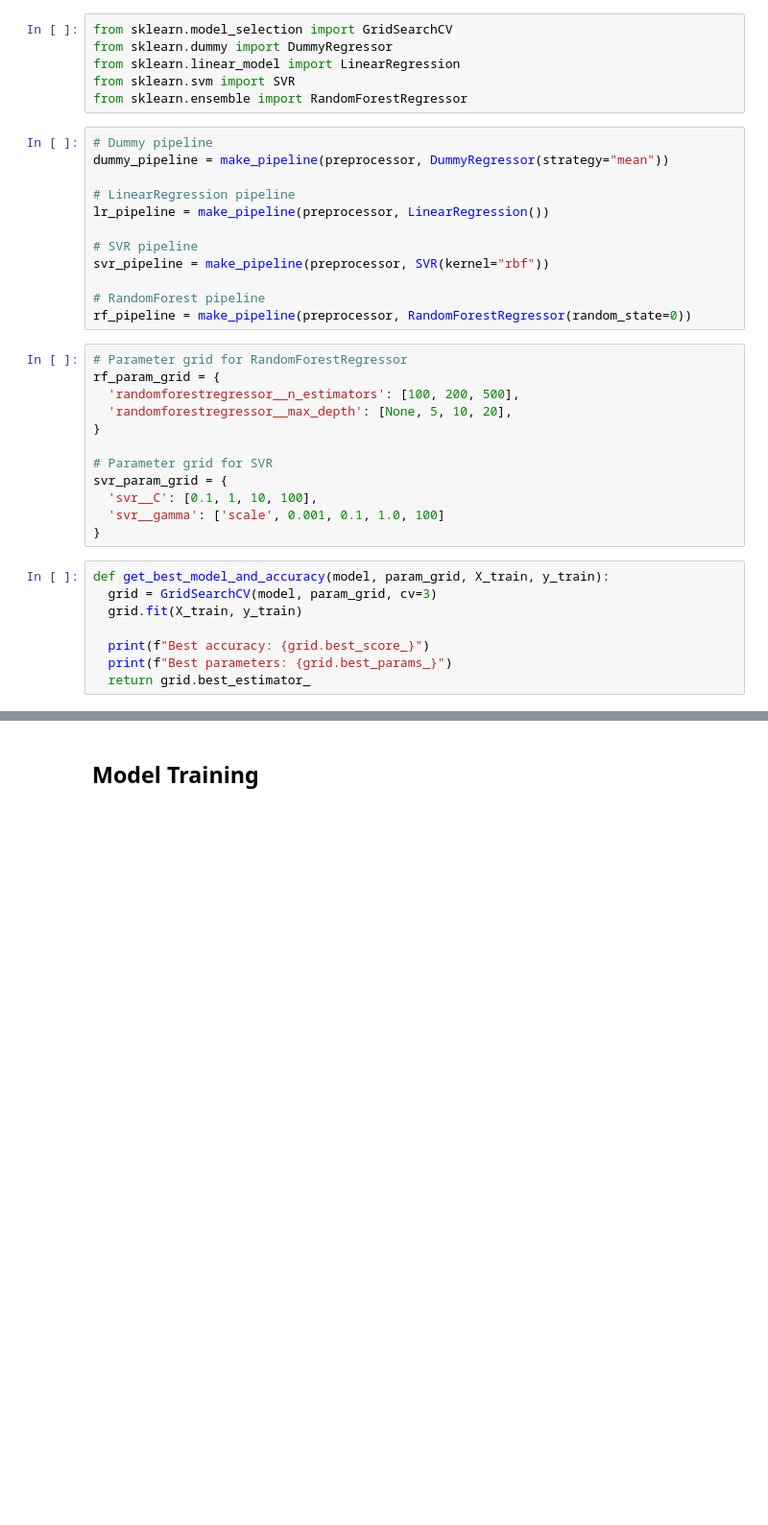
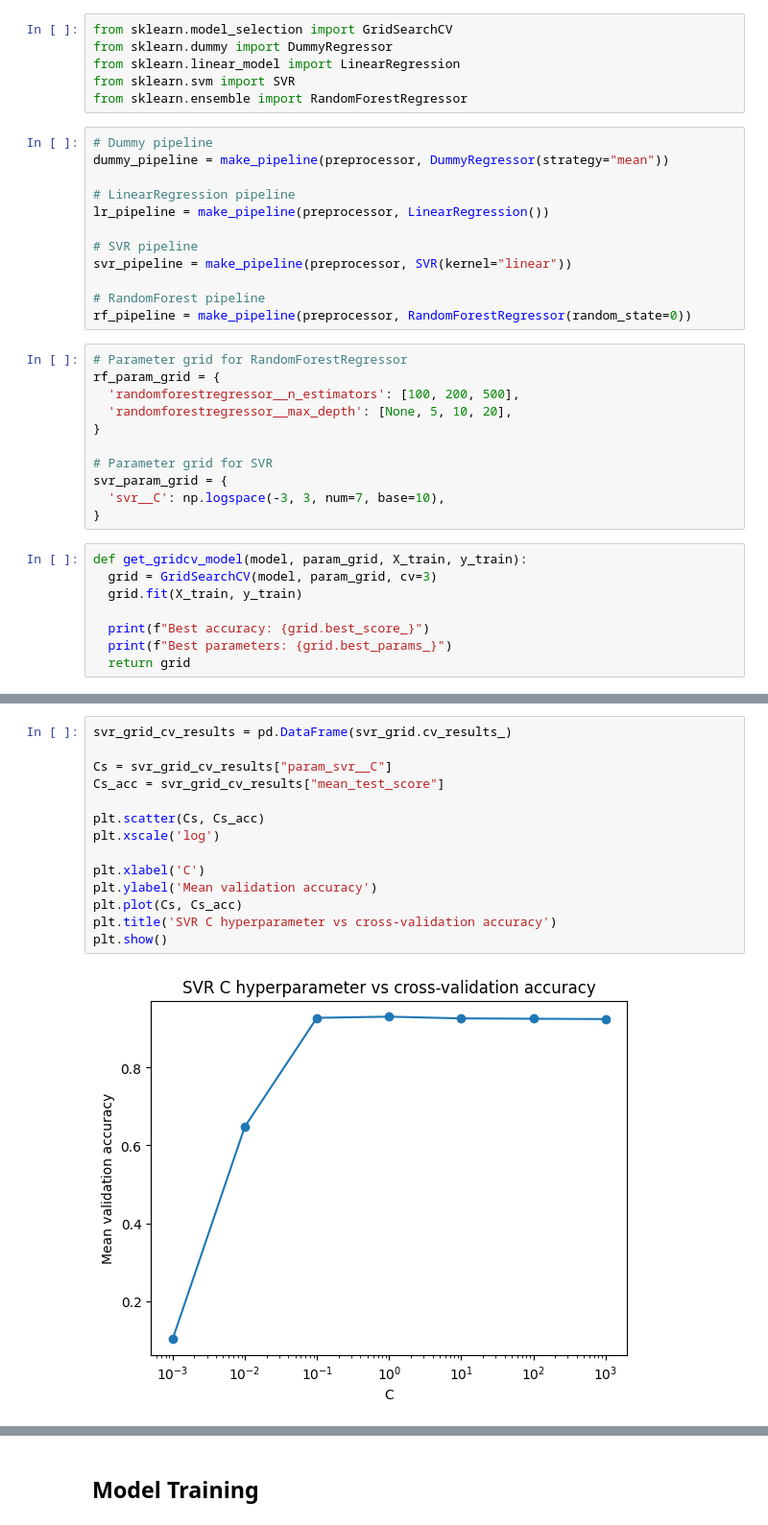
Before and after one commit to allennguyen01/nba-champion-prediction, a Jupyter notebook: main.ipynb, the cells around one changed output, grey strips where cells are left out. Shown: that part at 96% size. Cells and saved outputs as stored; diff of their text form; blank space fills up the shorter version.

```diff
--- a/main.ipynb
+++ b/main.ipynb
@@ -131,7 +126,7 @@ dummy_pipeline = make_pipeline(preprocessor, DummyRegressor(strategy="mean"))
 lr_pipeline = make_pipeline(preprocessor, LinearRegression())
 
 # SVR pipeline
-svr_pipeline = make_pipeline(preprocessor, SVR(kernel="rbf"))
+svr_pipeline = make_pipeline(preprocessor, SVR(kernel="linear"))
 
 # RandomForest pipeline
 rf_pipeline = make_pipeline(preprocessor, RandomForestRegressor(random_state=0))
@@ -144,15 +139,14 @@ rf_param_grid = {
 
 # Parameter grid for SVR
 svr_param_grid = {
-  'svr__C': [0.1, 1, 10, 100],
-  'svr__gamma': ['scale', 0.001, 0.1, 1.0, 100]
+  'svr__C': np.logspace(-3, 3, num=7, base=10),
 }
 # %%
-def get_best_model_and_accuracy(model, param_grid, X_train, y_train):
+def get_gridcv_model(model, param_grid, X_train, y_train):
   grid = GridSearchCV(model, param_grid, cv=3)
   grid.fit(X_train, y_train)
 
   print(f"Best accuracy: {grid.best_score_}")
   print(f"Best parameters: {grid.best_params_}")
-  return grid.best_estimator_
+  return grid
 # %%
@@ -205,0 +164,16 @@ rf_imp_df.head(10)
+# %%
+svr_grid_cv_results = pd.DataFrame(svr_grid.cv_results_)
+
+Cs = svr_grid_cv_results["param_svr__C"]
+Cs_acc = svr_grid_cv_results["mean_test_score"]
+
+plt.scatter(Cs, Cs_acc)
+plt.xscale('log')
+
+plt.xlabel('C')
+plt.ylabel('Mean validation accuracy')
+plt.plot(Cs, Cs_acc)
+plt.title('SVR C hyperparameter vs cross-validation accuracy')
+plt.show()
+# %% [output]
+[figure, added]
```
Also changed, not shown: parts of 21 cells of this notebook.
